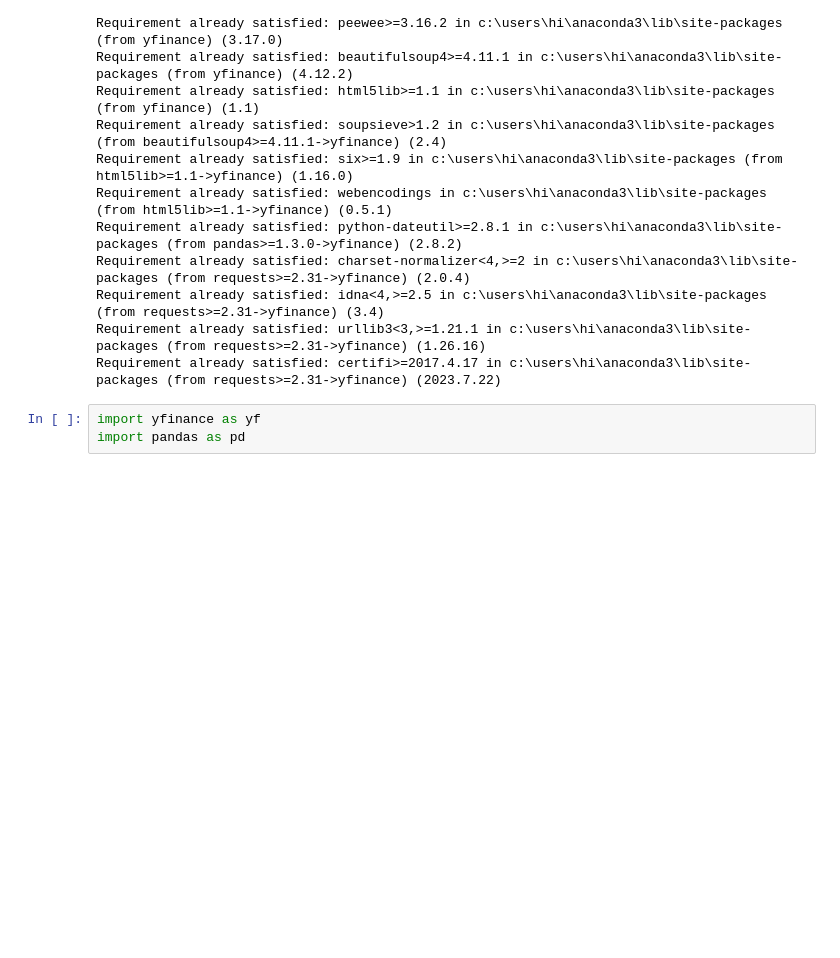
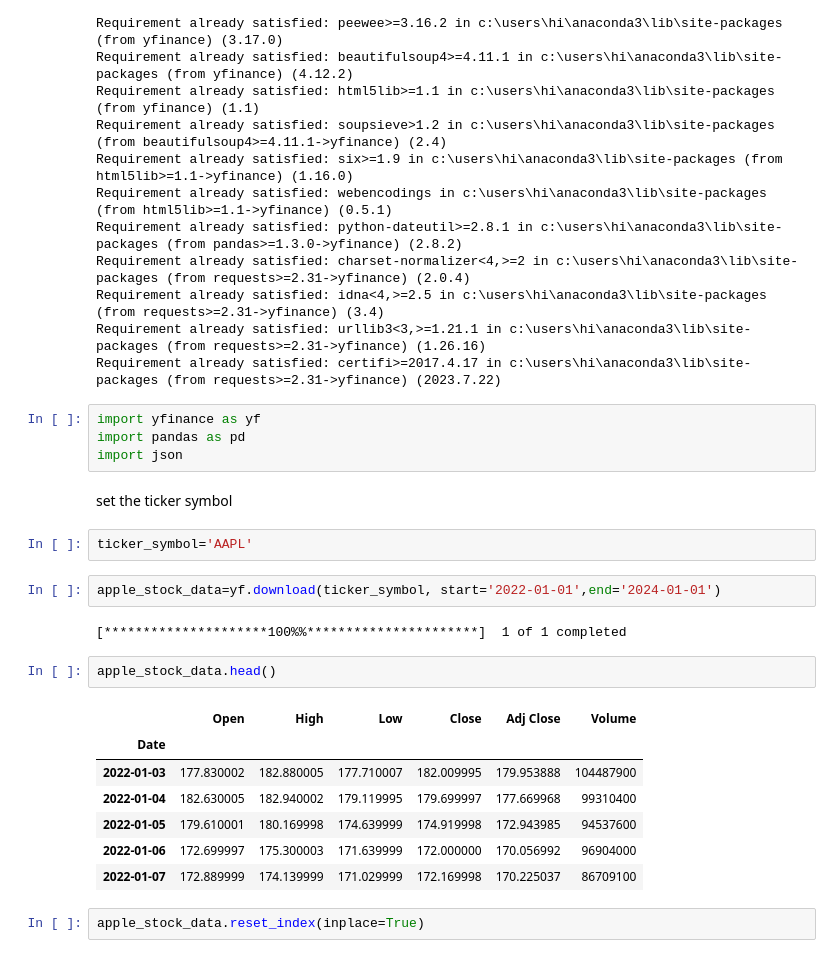
Before and after one commit to AshikurIST/Web-Scraping, a Jupyter notebook: Extracting Apple Stock Data.ipynb, the cells around one changed output. Saved outputs shown, nothing was run; the diff lists cells and outputs as text; blank space fills up the shorter version.

```diff
--- a/Extracting Apple Stock Data.ipynb
+++ b/Extracting Apple Stock Data.ipynb
@@ -24,3 +24,24 @@ Requirement already satisfied: certifi>=2017.4.17 in c:\users\hi\anaconda3\lib\s
 # %%
 import yfinance as yf
 import pandas as pd
+import json
+# %% [markdown]
+set the ticker symbol
+# %%
+ticker_symbol='AAPL'
+# %%
+apple_stock_data=yf.download(ticker_symbol, start='2022-01-01',end='2024-01-01')
+# %% [output]
+[*********************100%%**********************]  1 of 1 completed
+# %%
+apple_stock_data.head()
+# %% [output]
+|  | Open | High | Low | Close | Adj Close | Volume |
+| Date |  |  |  |  |  |  |
+| 2022-01-03 | 177.830002 | 182.880005 | 177.710007 | 182.009995 | 179.953888 | 104487900 |
+| 2022-01-04 | 182.630005 | 182.940002 | 179.119995 | 179.699997 | 177.669968 | 99310400 |
+| 2022-01-05 | 179.610001 | 180.169998 | 174.639999 | 174.919998 | 172.943985 | 94537600 |
+| 2022-01-06 | 172.699997 | 175.300003 | 171.639999 | 172.000000 | 170.056992 | 96904000 |
+| 2022-01-07 | 172.889999 | 174.139999 | 171.029999 | 172.169998 | 170.225037 | 86709100 |
+# %%
+apple_stock_data.reset_index(inplace=True)
```
Also changed, not shown: parts of 3 cells of this notebook.
